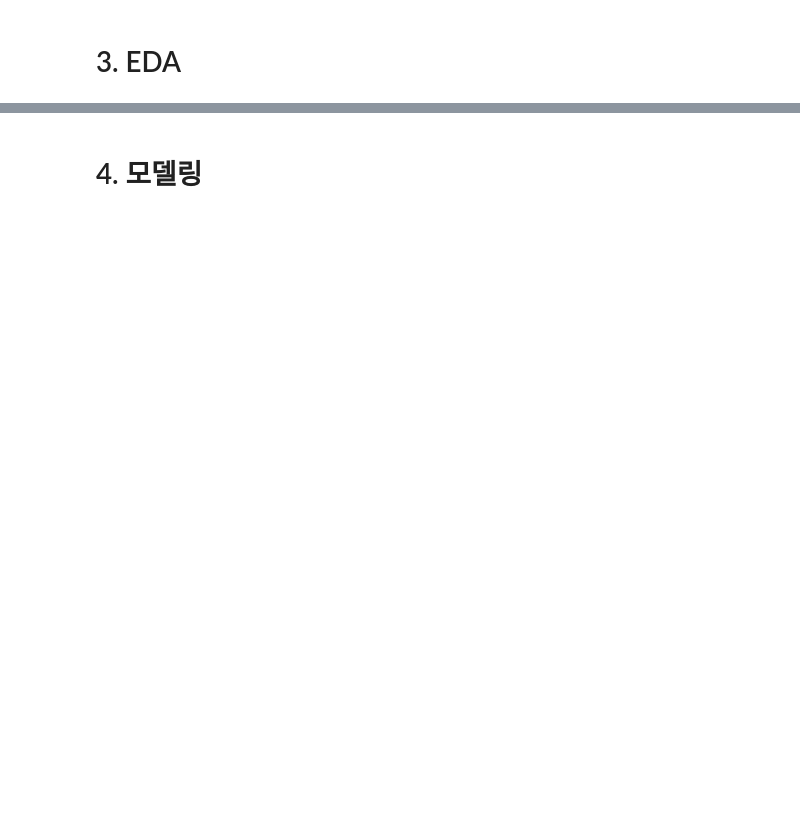
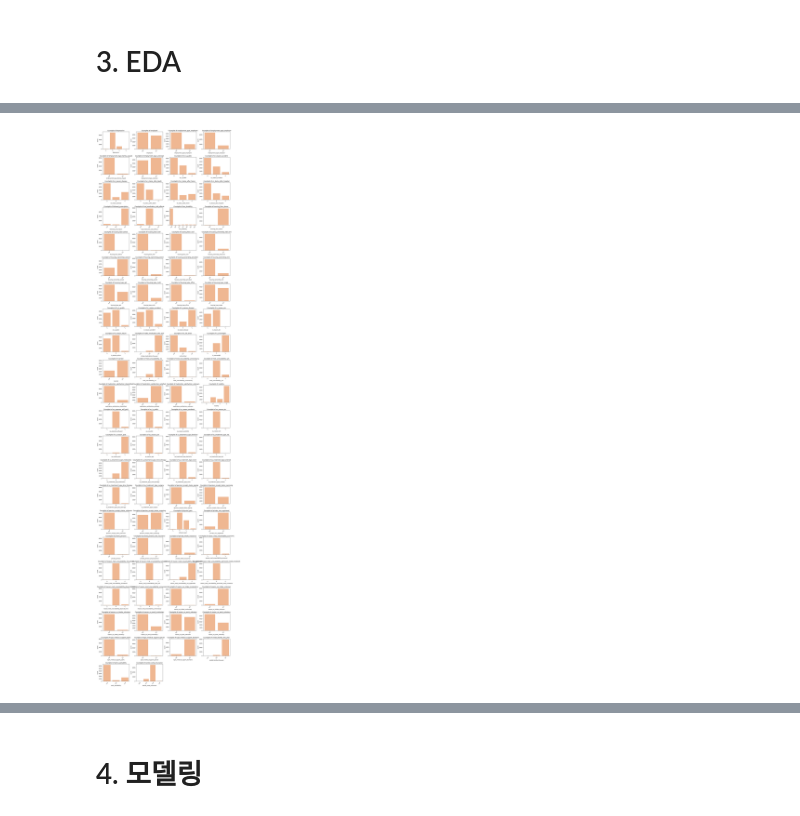
Before and after one commit to hyun-ko-DS/MedExpensePrediction, a Jupyter notebook: main.ipynb, the cells around one changed output, grey strips where cells are left out. Cells and saved outputs as stored; diff of their text form; code cells hidden in the pictures; blank space fills up the shorter version.

```diff
--- a/main.ipynb
+++ b/main.ipynb
@@ -1258,0 +1338,5 @@ ID 컬럼 = ['HHIDWON', 'PIDWON']
+# %%
+# 범주형 - 명목형 변수 카운트플롯
+draw_countplot(df_final, categorical_nominal_cols)
+# %% [output]
+[figure, added]
```
Also changed, not shown: parts of 41 cells of this notebook, 3 other files.
